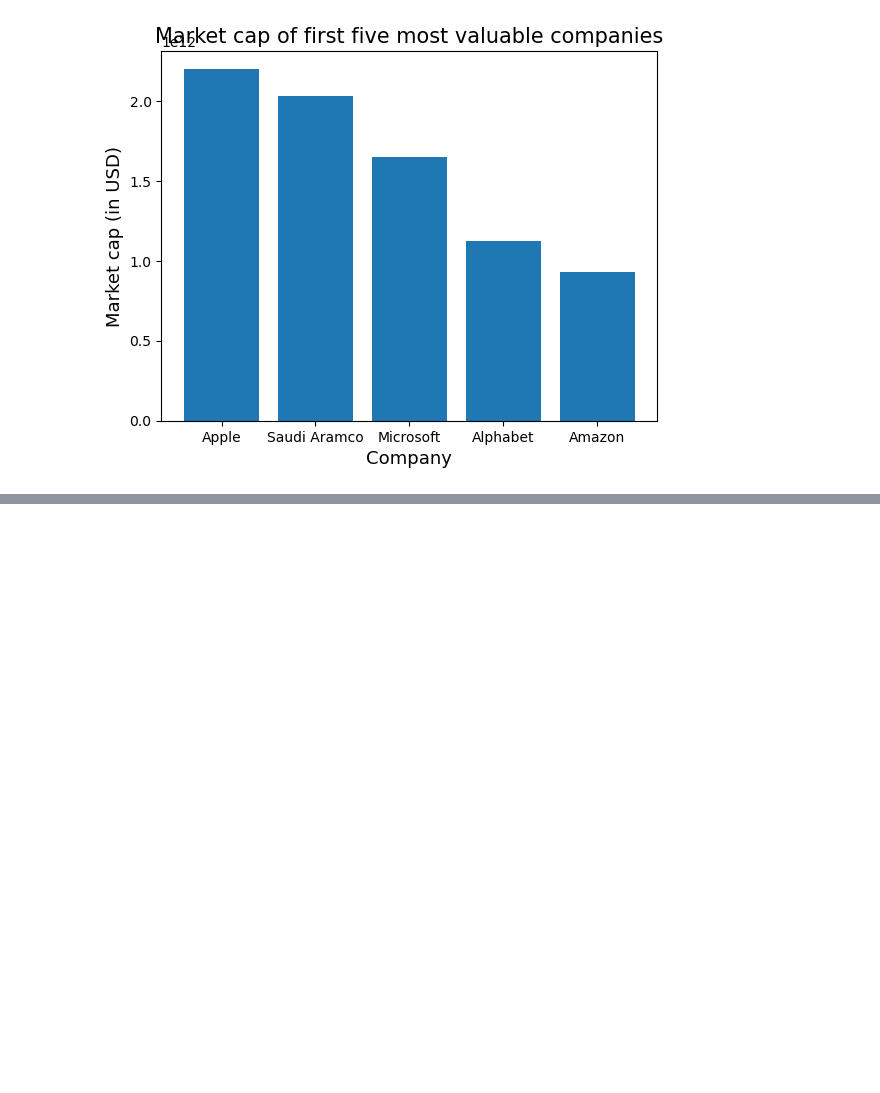
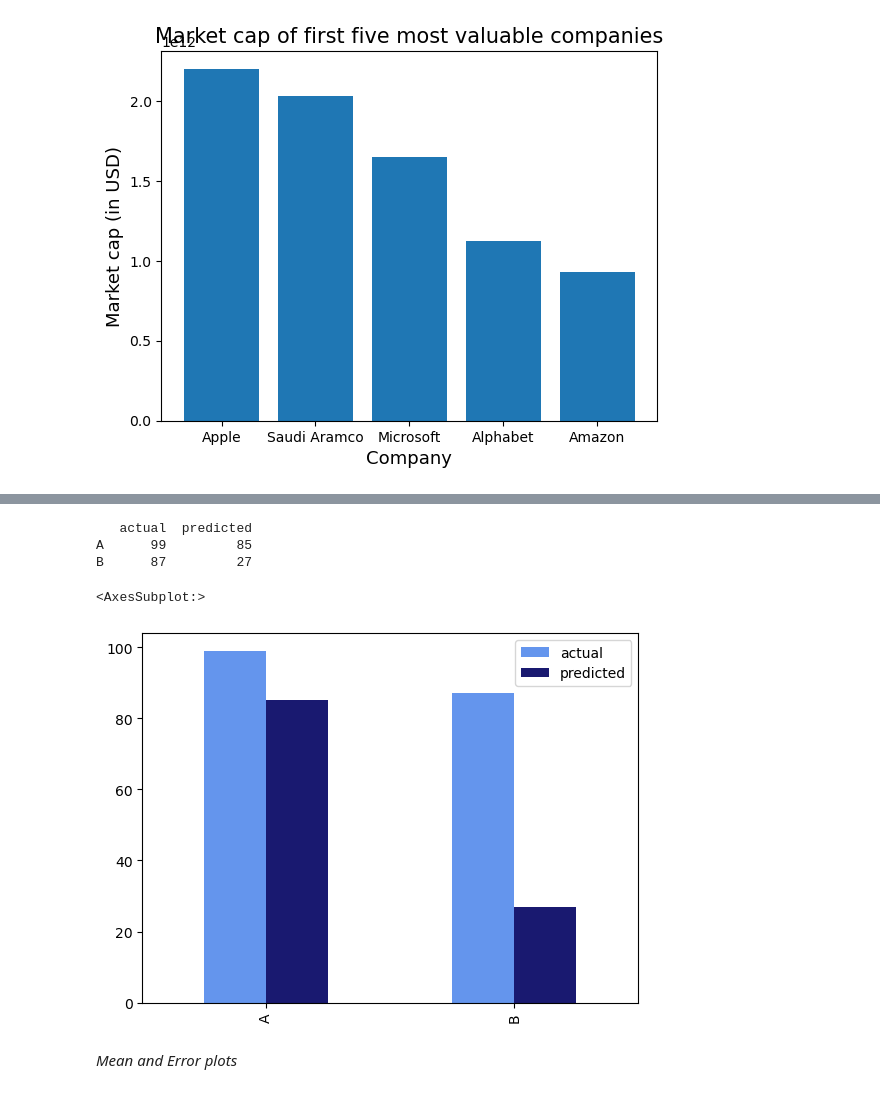
Before and after one commit to francis-ohara/intro-to-data-science, a Jupyter notebook: notebooks/5-matplotlib-exercise.ipynb, the cells around one changed output, grey strips where cells are left out. Cells and saved outputs as stored; diff of their text form; code cells hidden in the pictures; blank space fills up the shorter version.

Commit message:
Update 5: matplotlib exercise

```diff
--- a/notebooks/5-matplotlib-exercise.ipynb
+++ b/notebooks/5-matplotlib-exercise.ipynb
@@ -1011,0 +1033,17 @@ Note that:
+# %%
+import matplotlib.pyplot as plt
+import pandas as pd
+
+df = pd.DataFrame({"actual":[99, 87], "predicted":[85, 27]}, index=["A", "B"])
+
+print(df)
+# A dataframe containing
+df.plot(kind="bar", color=["cornflowerblue", "midnightblue"])
+# %% [output]
+   actual  predicted
+A      99         85
+B      87         27
+<AxesSubplot:>
+[figure, added]
+# %% [markdown]
+*Mean and Error plots*
```
Also changed, not shown: parts of 7 cells of this notebook.
